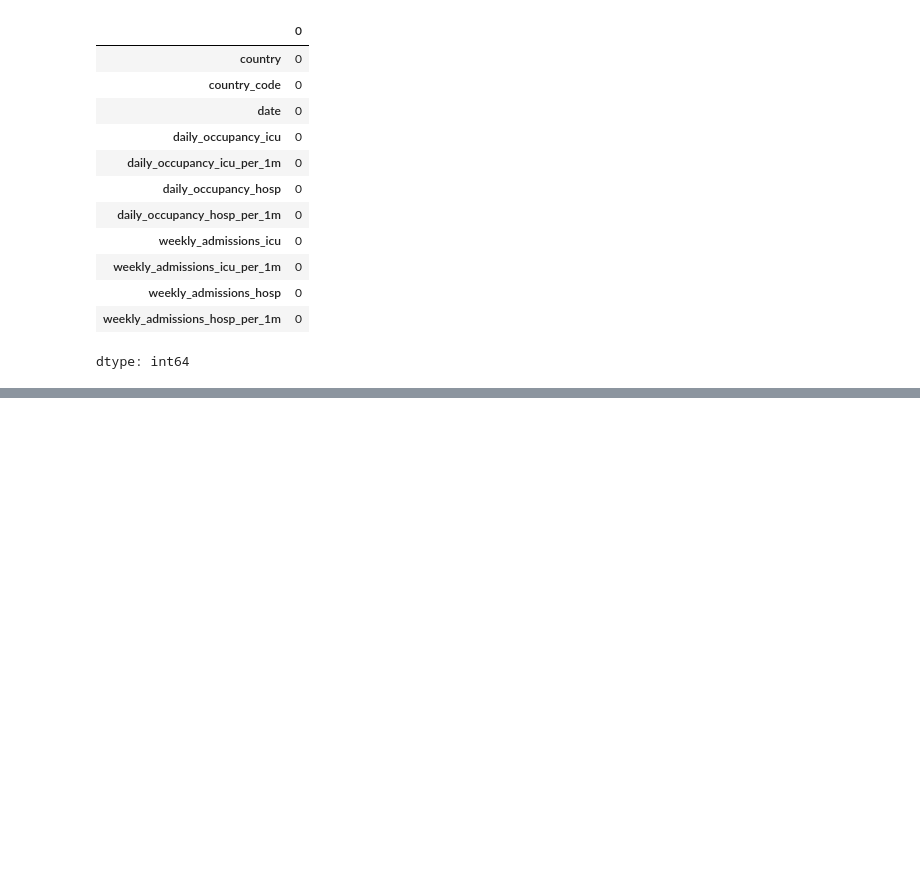
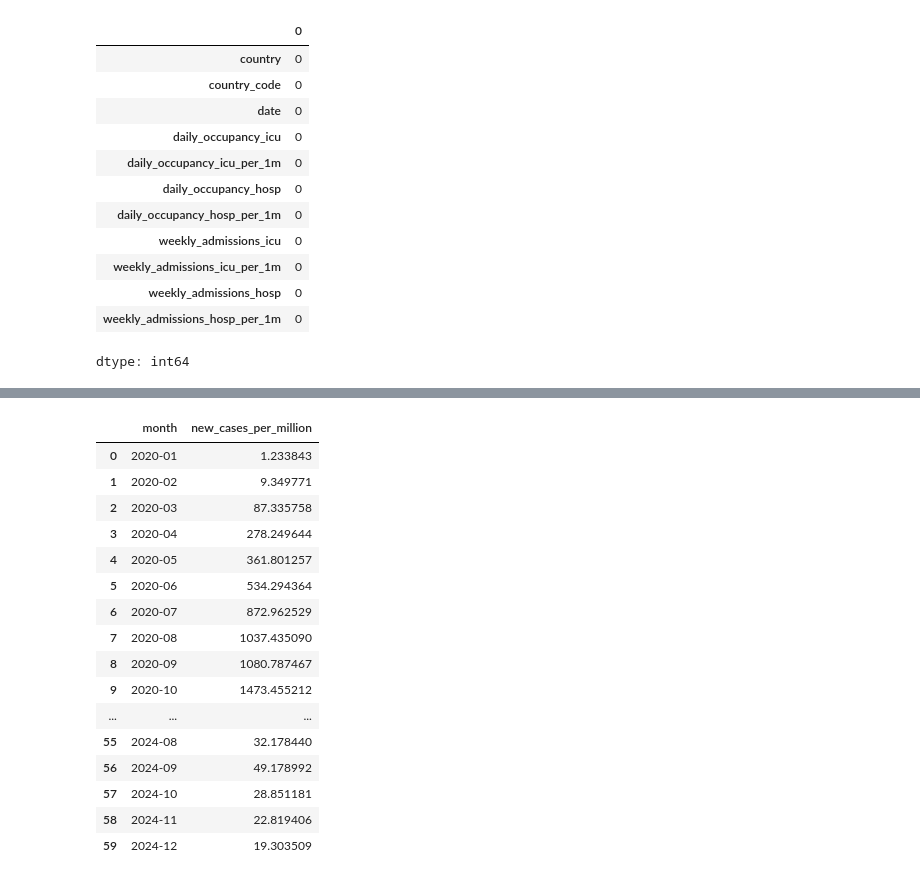
Before and after one commit to ArunKrishnan09/Covid-Analysis, a Jupyter notebook: Covid_analysis.ipynb, the cells around one changed output, grey strips where cells are left out. Cells and saved outputs as stored; diff of their text form; code cells hidden in the pictures; blank space fills up the shorter version.

```diff
--- a/Covid_analysis.ipynb
+++ b/Covid_analysis.ipynb
@@ -428,0 +442,20 @@ AND cases_deaths.date = hospital.date
+# %%
+world_cases
+# %% [output]
+|  | month | new_cases_per_million |
+| 0 | 2020-01 | 1.233843 |
+| 1 | 2020-02 | 9.349771 |
+| 2 | 2020-03 | 87.335758 |
+| 3 | 2020-04 | 278.249644 |
+| 4 | 2020-05 | 361.801257 |
+| 5 | 2020-06 | 534.294364 |
+| 6 | 2020-07 | 872.962529 |
+| 7 | 2020-08 | 1037.435090 |
+| 8 | 2020-09 | 1080.787467 |
+| 9 | 2020-10 | 1473.455212 |
+| ... | ... | ... |
+| 55 | 2024-08 | 32.178440 |
+| 56 | 2024-09 | 49.178992 |
+| 57 | 2024-10 | 28.851181 |
+| 58 | 2024-11 | 22.819406 |
+| 59 | 2024-12 | 19.303509 |
```
Also changed, not shown: parts of 9 cells of this notebook.
